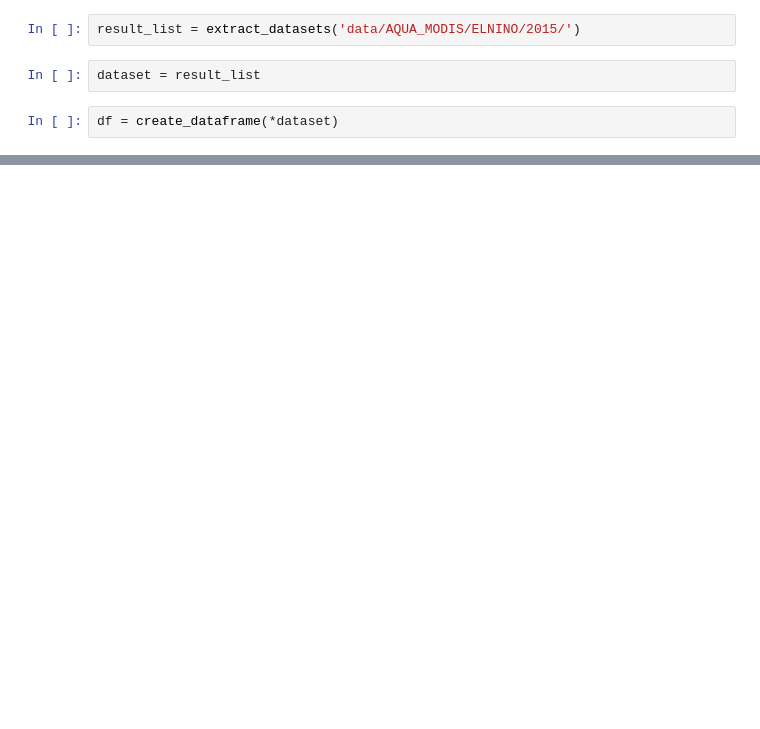
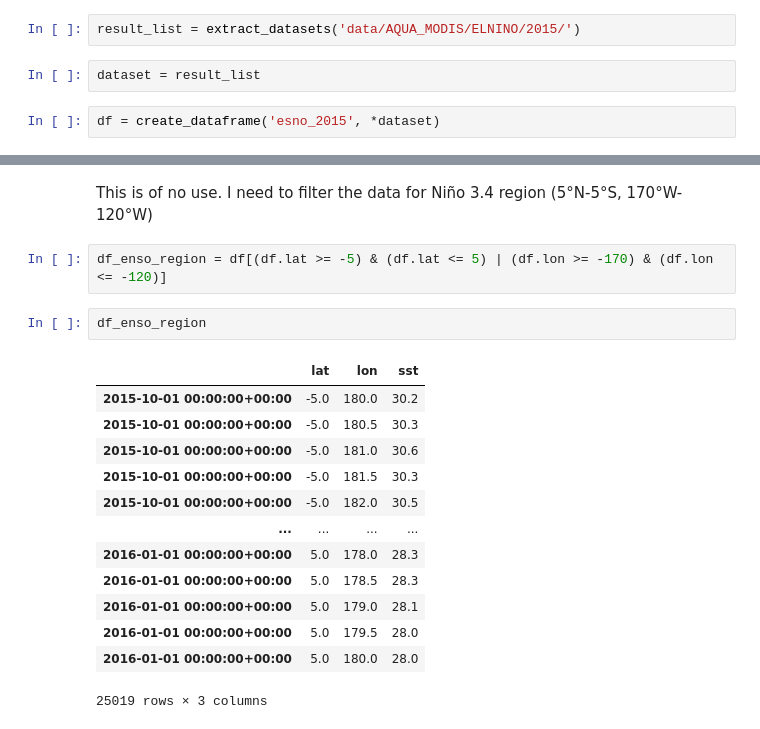
Before and after one commit to StanDobrev11/DataScience, a Jupyter notebook: Project/draft.ipynb, the cells around one changed output, grey strips where cells are left out. Saved outputs shown, nothing was run; the diff lists cells and outputs as text; blank space fills up the shorter version.

```diff
--- a/Project/draft.ipynb
+++ b/Project/draft.ipynb
@@ -304,4 +307,4 @@ result_list = extract_datasets('data/AQUA_MODIS/ELNINO/2015/')
 # %%
 dataset = result_list
 # %%
-df = create_dataframe(*dataset)
+df = create_dataframe('esno_2015', *dataset)
@@ -310,0 +329,20 @@ KeyError: 0
+# %% [markdown]
+This is of no use. I need to filter the data for Niño 3.4 region (5°N-5°S, 170°W-120°W)
+# %%
+df_enso_region = df[(df.lat >= -5) & (df.lat <= 5) | (df.lon >= -170) & (df.lon <= -120)]
+# %%
+df_enso_region
+# %% [output]
+|  | lat | lon | sst |
+| 2015-10-01 00:00:00+00:00 | -5.0 | 180.0 | 30.2 |
+| 2015-10-01 00:00:00+00:00 | -5.0 | 180.5 | 30.3 |
+| 2015-10-01 00:00:00+00:00 | -5.0 | 181.0 | 30.6 |
+| 2015-10-01 00:00:00+00:00 | -5.0 | 181.5 | 30.3 |
+| 2015-10-01 00:00:00+00:00 | -5.0 | 182.0 | 30.5 |
+| ... | ... | ... | ... |
+| 2016-01-01 00:00:00+00:00 | 5.0 | 178.0 | 28.3 |
+| 2016-01-01 00:00:00+00:00 | 5.0 | 178.5 | 28.3 |
+| 2016-01-01 00:00:00+00:00 | 5.0 | 179.0 | 28.1 |
+| 2016-01-01 00:00:00+00:00 | 5.0 | 179.5 | 28.0 |
+| 2016-01-01 00:00:00+00:00 | 5.0 | 180.0 | 28.0 |
+25019 rows × 3 columns
```
Also changed, not shown: parts of 15 cells of this notebook, 13 other files.
